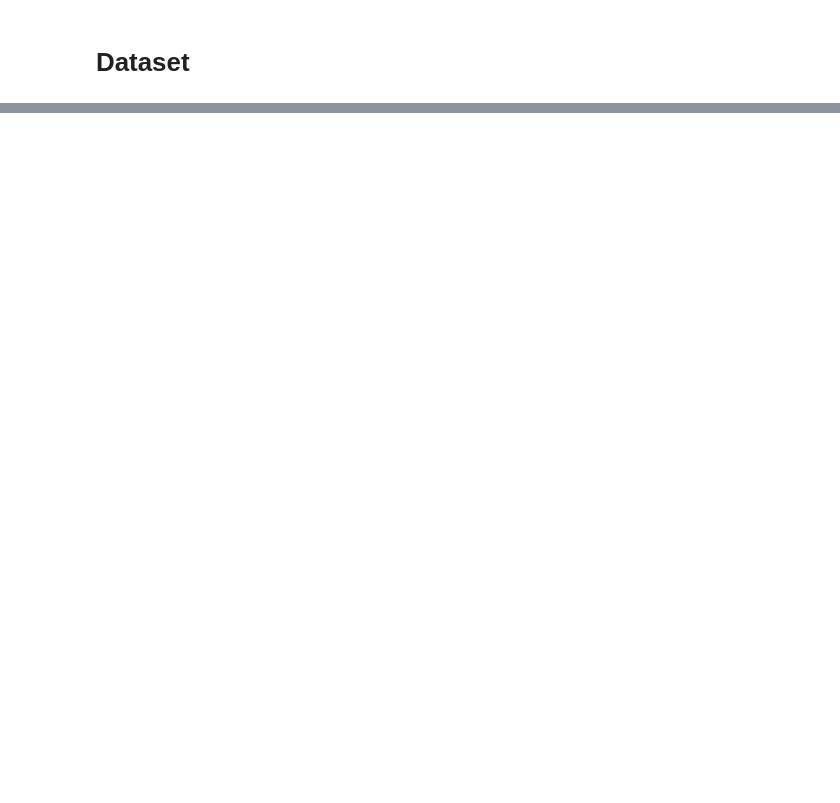
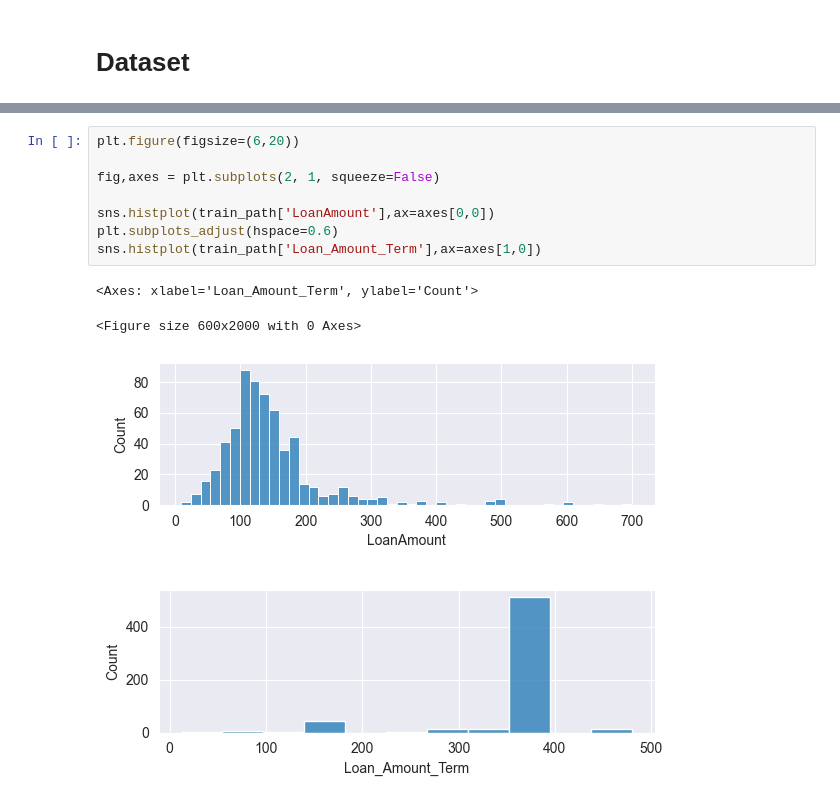
Before and after one commit to keithkamson/loan-prediction-ML, a Jupyter notebook: loan-prediction-ml.ipynb, the cells around one changed output, grey strips where cells are left out. Cells and saved outputs as stored; diff of their text form; blank space fills up the shorter version.

```diff
--- a/loan-prediction-ml.ipynb
+++ b/loan-prediction-ml.ipynb
@@ -325,0 +197,12 @@ for col in object_cols:
+# %%
+plt.figure(figsize=(6,20))
+
+fig,axes = plt.subplots(2, 1, squeeze=False)
+
+sns.histplot(train_path['LoanAmount'],ax=axes[0,0])
+plt.subplots_adjust(hspace=0.6)
+sns.histplot(train_path['Loan_Amount_Term'],ax=axes[1,0])
+# %% [output]
+<Axes: xlabel='Loan_Amount_Term', ylabel='Count'>
+<Figure size 600x2000 with 0 Axes>
+[figure, added]
```
Also changed, not shown: parts of 94 cells of this notebook, 1 other file.
